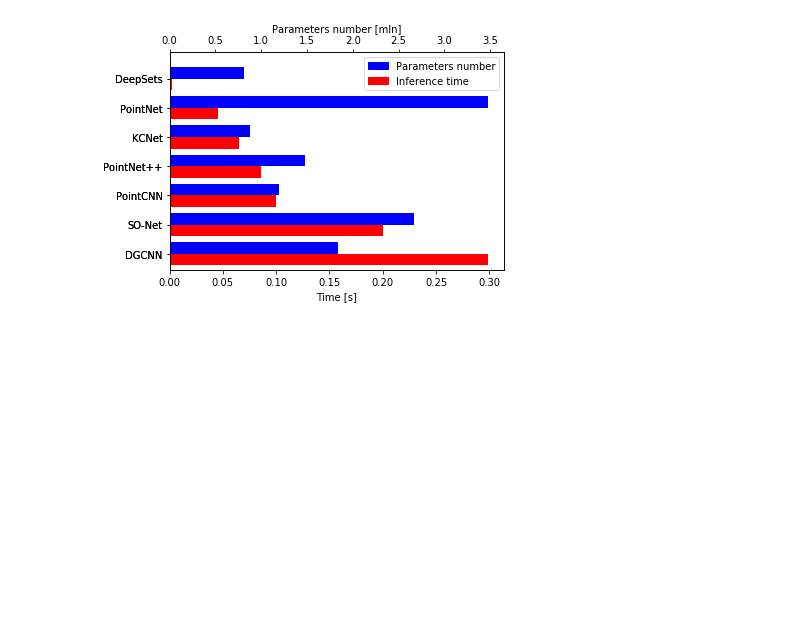
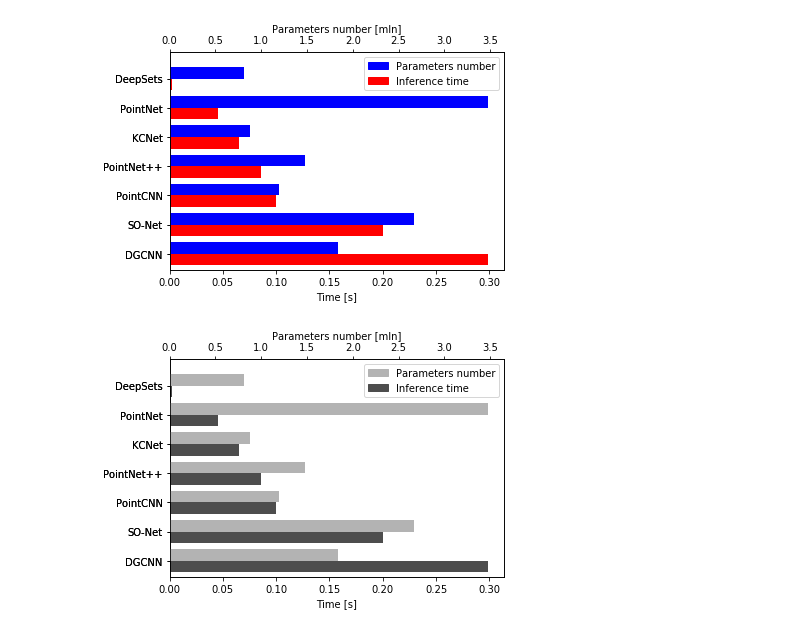
Before and after one commit to dkoguciuk/ensemble_learning_for_point_clouds, a Jupyter notebook: 3_7_inference.ipynb, the cells around one changed output. Saved outputs shown, nothing was run; the diff lists cells and outputs as text; code cells hidden in the pictures; blank space fills up the shorter version.

Commit message:
With inference figure in grayscale

```diff
--- a/3_7_inference.ipynb
+++ b/3_7_inference.ipynb
@@ -72,3 +72,36 @@ plt.savefig('images/inference_horizontal.png')
 plt.show()
 # %% [output]
 [figure]
+# %%
+# Sort by descending times
+data = data.sort_values(by='times', ascending=False)
+
+fig = plt.figure()
+ax = fig.add_subplot(111) # Create matplotlib axes
+ax2 = ax.twiny() # Create another axes that shares the same x-axis as ax.
+
+width = 0.4
+
+color_times = [0.3, 0.3, 0.3]
+color_params = [0.7, 0.7, 0.7]
+data.times.plot(kind='barh', color=color_times, ax=ax, width=width, position=1)
+data.params.plot(kind='barh', color=color_params, ax=ax2, width=width, position=0)
+
+ax.set_xlabel('Time [s]')
+ax2.set_xlabel('Parameters number [mln]')
+
+new_ticks = ["%.1f" % (x/1e6) for x in ax2.get_xticks()]
+ax2.set_xticklabels(new_ticks)
+
+# Manual legend
+import matplotlib.patches as mpatches
+red_patch = mpatches.Patch(color=color_times, label='Inference time')
+green_patch = mpatches.Patch(color=color_params, label='Parameters number')
+plt.legend(handles = [green_patch, red_patch], loc=1)
+
+x1,x2,y1,y2 = plt.axis()
+plt.axis((x1, x2, y1 - 0.3, y2+0.25))
+plt.savefig('images/inference_horizontal_grayscale.png')
+plt.show()
+# %% [output]
+[figure, added]
```
Also changed, not shown: parts of 2 cells of this notebook, 2 other files.
